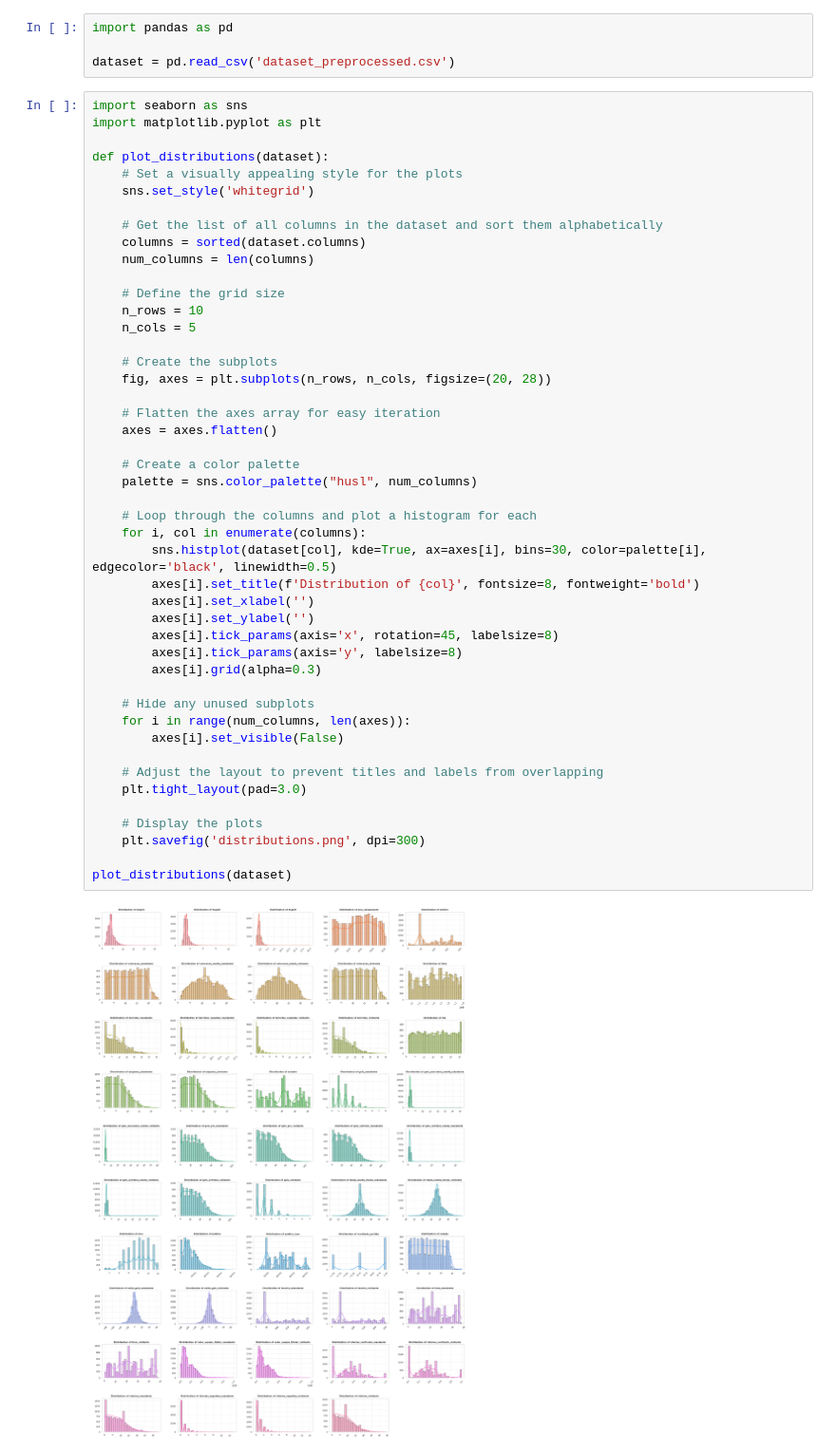
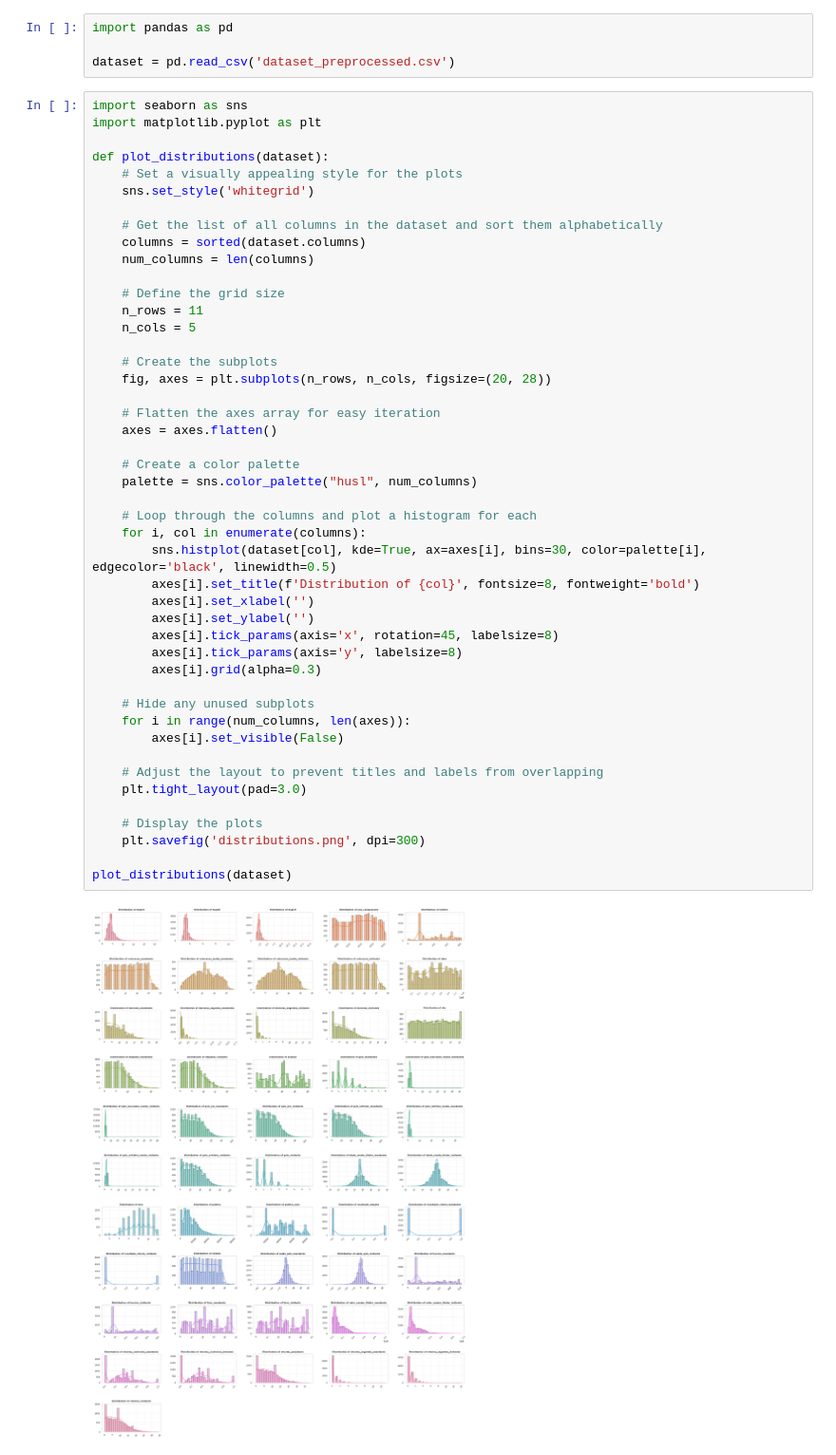
Before and after one commit to leandroassis/sportbet_model, a Jupyter notebook: data/feature_scale.ipynb, the cells around one changed output. Shown at 95% size. Cells and saved outputs as stored; diff of their text form.

```diff
--- a/data/feature_scale.ipynb
+++ b/data/feature_scale.ipynb
@@ -15,41 +15,41 @@ def plot_distributions(dataset):
     num_columns = len(columns)
 
     # Define the grid size
-    n_rows = 10
+    n_rows = 11
     n_cols = 5
 
     # Create the subplots
     fig, axes = plt.subplots(n_rows, n_cols, figsize=(20, 28))
 
     # Flatten the axes array for easy iteration
     axes = axes.flatten()
 
     # Create a color palette
     palette = sns.color_palette("husl", num_columns)
 
     # Loop through the columns and plot a histogram for each
     for i, col in enumerate(columns):
         sns.histplot(dataset[col], kde=True, ax=axes[i], bins=30, color=palette[i], edgecolor='black', linewidth=0.5)
         axes[i].set_title(f'Distribution of {col}', fontsize=8, fontweight='bold')
         axes[i].set_xlabel('')
         axes[i].set_ylabel('')
         axes[i].tick_params(axis='x', rotation=45, labelsize=8)
         axes[i].tick_params(axis='y', labelsize=8)
         axes[i].grid(alpha=0.3)
 
     # Hide any unused subplots
     for i in range(num_columns, len(axes)):
         axes[i].set_visible(False)
 
     # Adjust the layout to prevent titles and labels from overlapping
     plt.tight_layout(pad=3.0)
 
     # Display the plots
     plt.savefig('distributions.png', dpi=300)
 
 plot_distributions(dataset)
 # %% [output]
-[figure, old version]
+[figure, new version]
 # %%
 from sklearn.preprocessing import StandardScaler, MinMaxScaler
 import numpy as np
```
Also changed, not shown: parts of 3 cells of this notebook, 5 other files.
